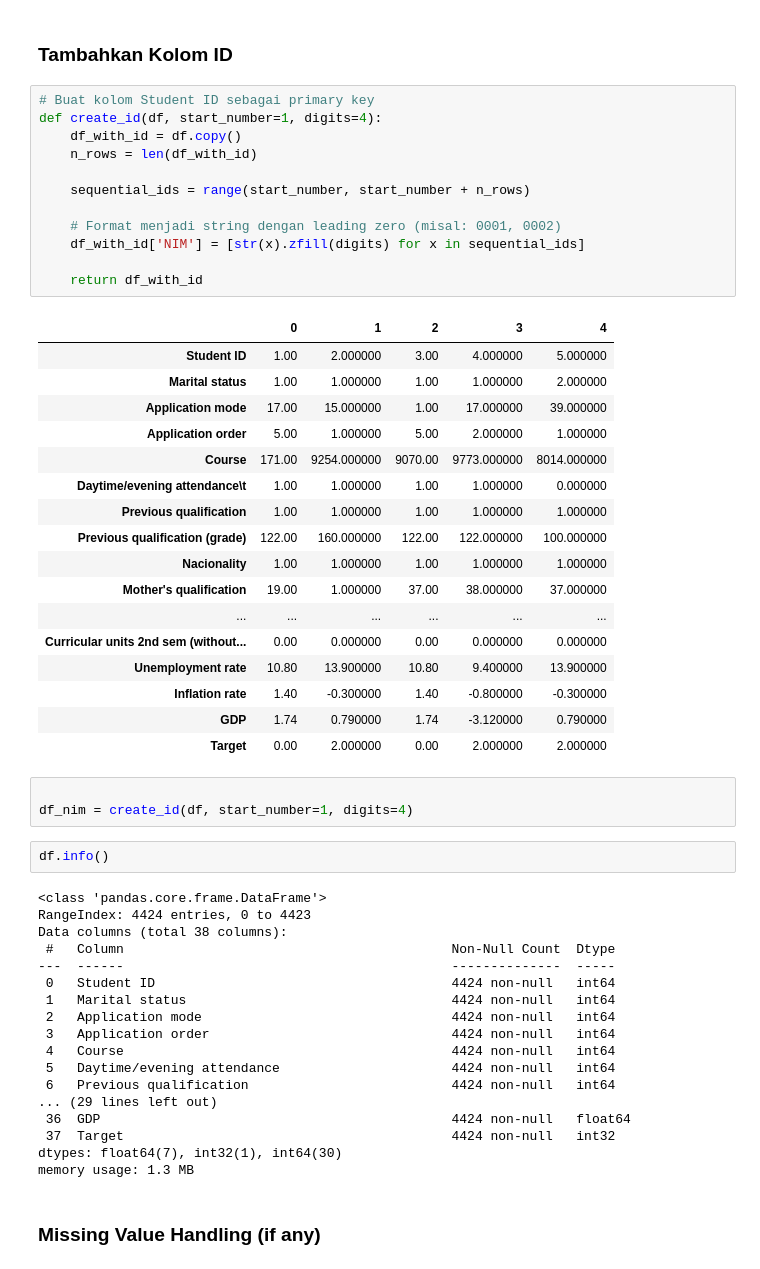
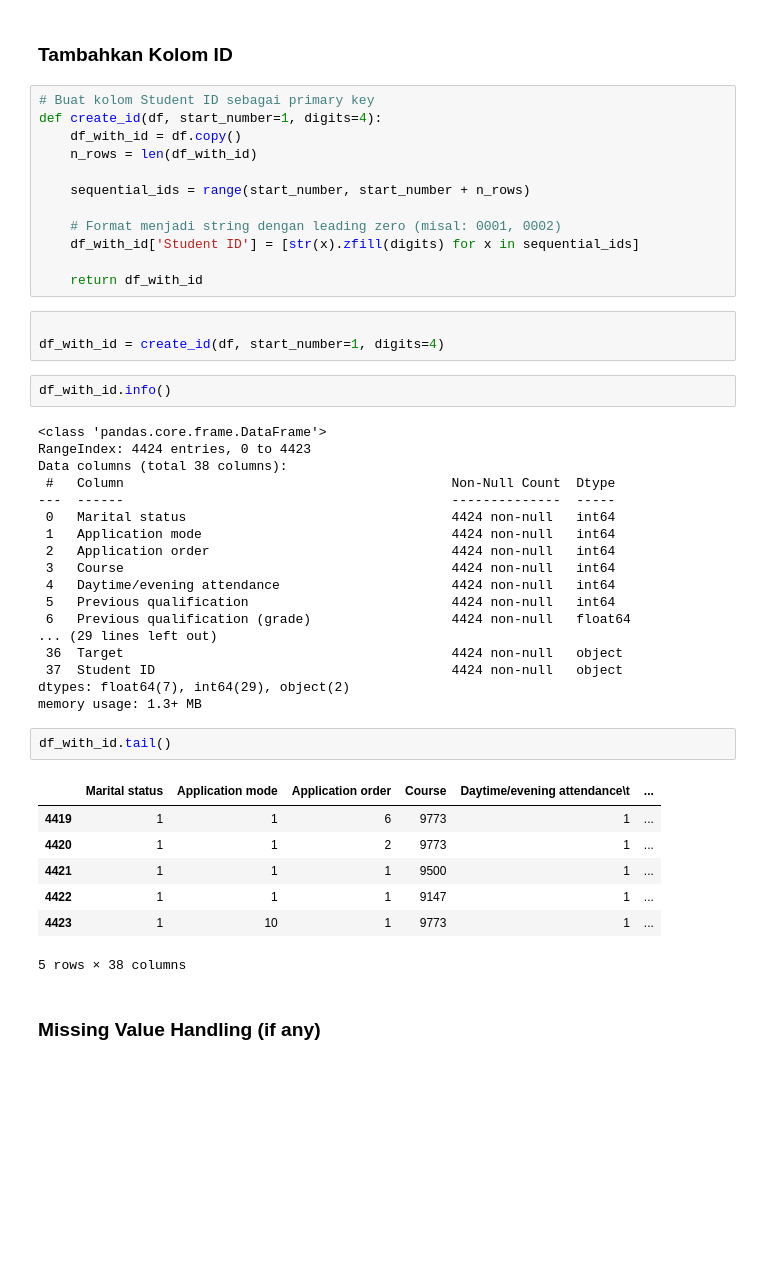
Before and after one commit to Sulbae/Student-s-Performances-Dashboard, a Jupyter notebook: notebook.ipynb, the cells around one changed output. Drawn from its saved outputs; the diff is of its cells as text; blank space fills up the shorter version.

```diff
--- a/notebook.ipynb
+++ b/notebook.ipynb
@@ -703,50 +703,42 @@ def create_id(df, start_number=1, digits=4):
     sequential_ids = range(start_number, start_number + n_rows)
 
     # Format menjadi string dengan leading zero (misal: 0001, 0002)
-    df_with_id['NIM'] = [str(x).zfill(digits) for x in sequential_ids]
+    df_with_id['Student ID'] = [str(x).zfill(digits) for x in sequential_ids]
 
     return df_with_id
-# %% [output]
-|  | 0 | 1 | 2 | 3 | 4 |
-| Student ID | 1.00 | 2.000000 | 3.00 | 4.000000 | 5.000000 |
-| Marital status | 1.00 | 1.000000 | 1.00 | 1.000000 | 2.000000 |
-| Application mode | 17.00 | 15.000000 | 1.00 | 17.000000 | 39.000000 |
-| Application order | 5.00 | 1.000000 | 5.00 | 2.000000 | 1.000000 |
-| Course | 171.00 | 9254.000000 | 9070.00 | 9773.000000 | 8014.000000 |
-| Daytime/evening attendance\t | 1.00 | 1.000000 | 1.00 | 1.000000 | 0.000000 |
-| Previous qualification | 1.00 | 1.000000 | 1.00 | 1.000000 | 1.000000 |
-| Previous qualification (grade) | 122.00 | 160.000000 | 122.00 | 122.000000 | 100.000000 |
-| Nacionality | 1.00 | 1.000000 | 1.00 | 1.000000 | 1.000000 |
-| Mother's qualification | 19.00 | 1.000000 | 37.00 | 38.000000 | 37.000000 |
-| ... | ... | ... | ... | ... | ... |
-| Curricular units 2nd sem (without... | 0.00 | 0.000000 | 0.00 | 0.000000 | 0.000000 |
-| Unemployment rate | 10.80 | 13.900000 | 10.80 | 9.400000 | 13.900000 |
-| Inflation rate | 1.40 | -0.300000 | 1.40 | -0.800000 | -0.300000 |
-| GDP | 1.74 | 0.790000 | 1.74 | -3.120000 | 0.790000 |
-| Target | 0.00 | 2.000000 | 0.00 | 2.000000 | 2.000000 |
 # %%
 
-df_nim = create_id(df, start_number=1, digits=4)
+df_with_id = create_id(df, start_number=1, digits=4)
 # %%
-df.info()
+df_with_id.info()
 # %% [output]
 <class 'pandas.core.frame.DataFrame'>
 RangeIndex: 4424 entries, 0 to 4423
 Data columns (total 38 columns):
  #   Column                                          Non-Null Count  Dtype
 ---  ------                                          --------------  -----
- 0   Student ID                                      4424 non-null   int64
- 1   Marital status                                  4424 non-null   int64
- 2   Application mode                                4424 non-null   int64
- 3   Application order                               4424 non-null   int64
- 4   Course                                          4424 non-null   int64
- 5   Daytime/evening attendance                      4424 non-null   int64
- 6   Previous qualification                          4424 non-null   int64
+ 0   Marital status                                  4424 non-null   int64
+ 1   Application mode                                4424 non-null   int64
+ 2   Application order                               4424 non-null   int64
+ 3   Course                                          4424 non-null   int64
+ 4   Daytime/evening attendance                      4424 non-null   int64
+ 5   Previous qualification                          4424 non-null   int64
+ 6   Previous qualification (grade)                  4424 non-null   float64
 ... (29 lines left out)
- 36  GDP                                             4424 non-null   float64
- 37  Target                                          4424 non-null   int32
-dtypes: float64(7), int32(1), int64(30)
-memory usage: 1.3 MB
+ 36  Target                                          4424 non-null   object
+ 37  Student ID                                      4424 non-null   object
+dtypes: float64(7), int64(29), object(2)
+memory usage: 1.3+ MB
+# %%
+df_with_id.tail()
+# %% [output]
+|  | Marital status | Application mode | Application order | Course | Daytime/evening attendance\t | ... |
+| 4419 | 1 | 1 | 6 | 9773 | 1 | ... |
+| 4420 | 1 | 1 | 2 | 9773 | 1 | ... |
+| 4421 | 1 | 1 | 1 | 9500 | 1 | ... |
+| 4422 | 1 | 1 | 1 | 9147 | 1 | ... |
+| 4423 | 1 | 10 | 1 | 9773 | 1 | ... |
+5 rows × 38 columns
 # %% [markdown]
 ### Missing Value Handling (if any)
 # %%
```
